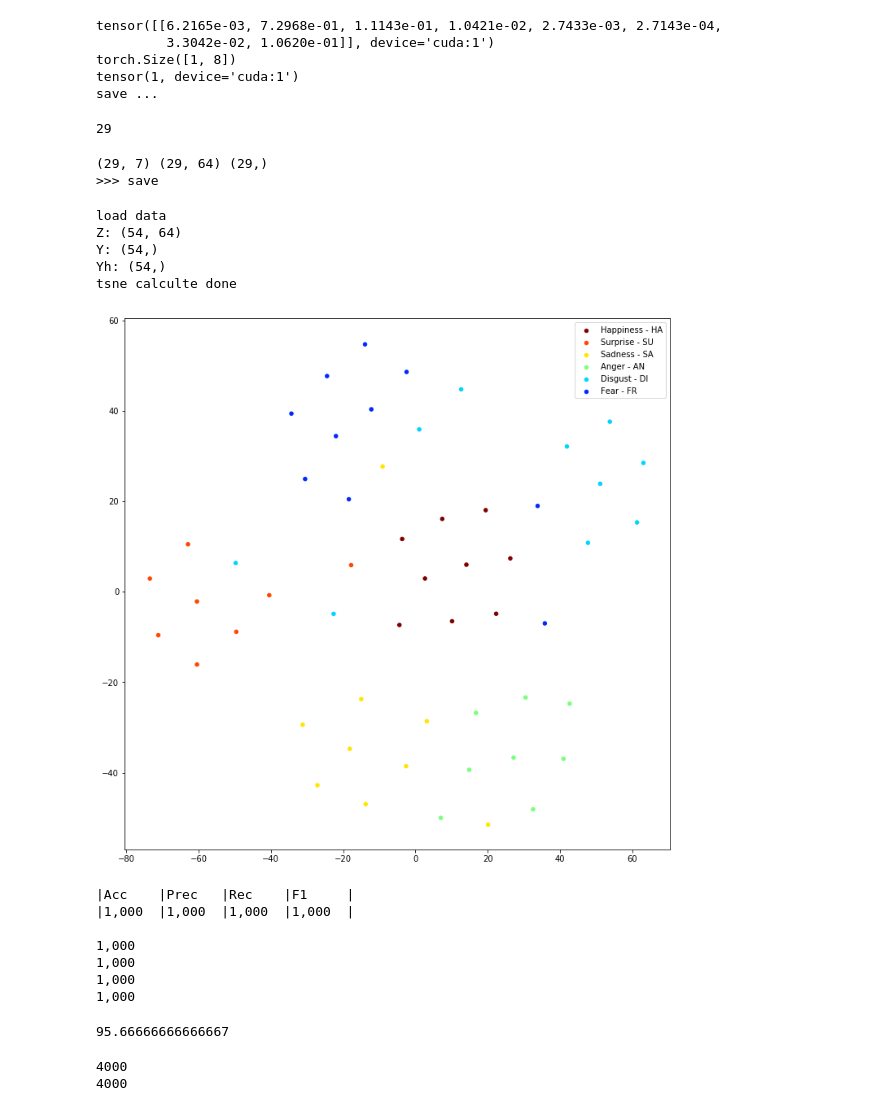
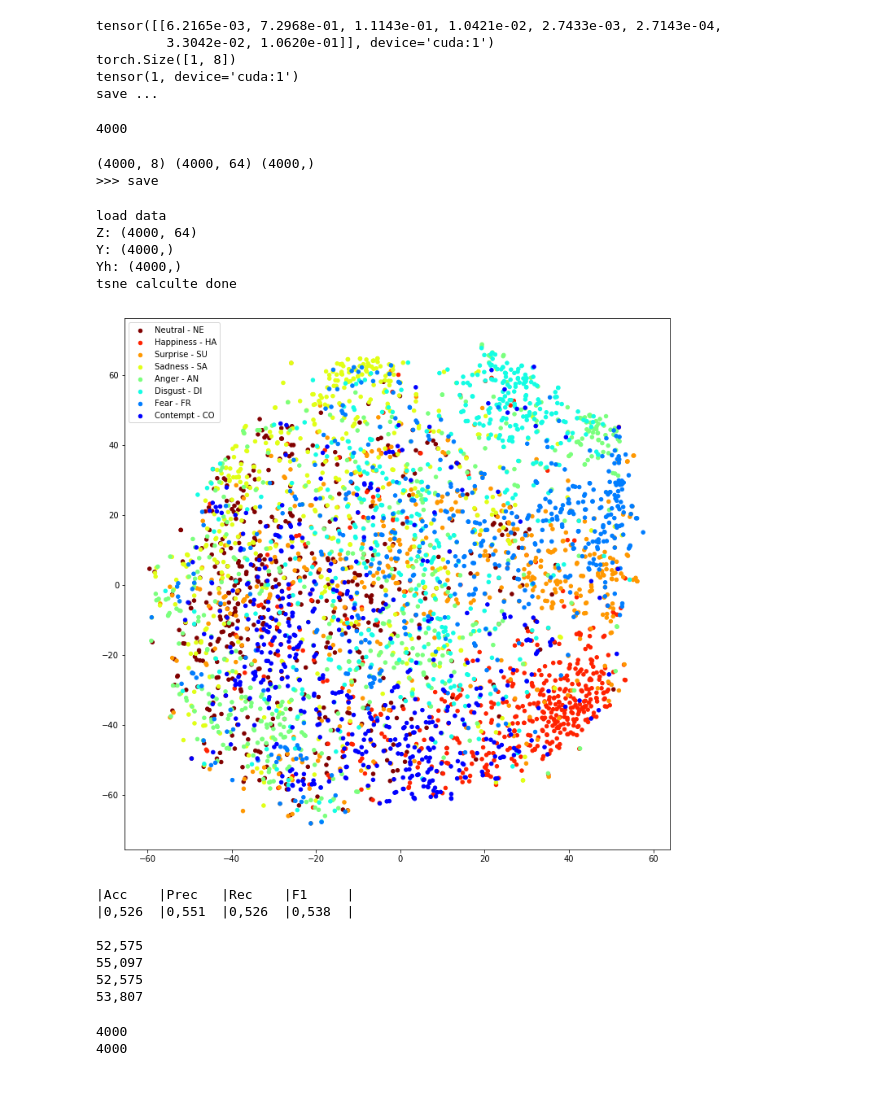
Before and after one commit to pedrodiamel/ferattention, a Jupyter notebook: books/eval_gmm.ipynb, the cells around one changed output. Drawn from its saved outputs; the diff is of its cells as text; code cells hidden in the pictures.

```diff
--- a/books/eval_gmm.ipynb
+++ b/books/eval_gmm.ipynb
@@ -49,6 +47,6 @@ srf.png
 # %%
 project          = '../out'
-name             = 'ferattpaperstn_attgmmstnnet_ferattentionstn_attloss_adam_affectnetdark_dim64_preactresnet18x128_fold0_003'
+name             = 'attgmm_attgmmnet_ferattentiongmm_attloss_adam_affectnetdark_dim64_preactresnet18x32_fold0_000'
 pathnamedataset  = '~/.datasets'
 pathmodel        = os.path.join( project, name, 'models/model_best.pth.tar' ) #model_best, chk000120 ///// 40, 35, ...
 pathproject      = os.path.join( project, name )
@@ -113,7 +109,7 @@ if breal:
                 #mtrans.ToRandomTransform(mtrans.ToGaussianNoise( sigma=0.1 ), prob=1.0 ),
                 #mtrans.RandomCrop( (255,255), limit=50, padding_mode=cv2.BORDER_CONSTANT  ),
                 #mtrans.ToResizeUNetFoV(imsize, cv2.BORDER_REFLECT_101),
-                #mtrans.ToGrayscale(),
+                mtrans.ToGrayscale(),
                 mtrans.ToTensor(),
                 #mtrans.ToMeanNormalization( mean=[0.485, 0.456, 0.406], std=[0.229, 0.224, 0.225] )
                 #mtrans.ToMeanNormalization( mean=[0.5, 0.5, 0.5], std=[0.5, 0.5, 0.5] )
@@ -135,7 +131,7 @@ else:
         ext='jpg',
         count=2000,
         num_channels=3,
-        iluminate=True, angle=45, translation=0.3, warp=0.2, factor=0.2,
+        iluminate=True, angle=30, translation=0.2, warp=0.1, factor=0.2,
         #iluminate=True, angle=45, translation=0.1, warp=0.0, factor=0.0,
         transform_data=get_transforms_aug( imsize ),
         transform_image=get_transforms_det( imsize ),
@@ -162,7 +158,7 @@ idx=0
 k=0
 for i in range( len(dataset) ):
 
-    idx = i + 10
+    idx = i + 0
     sample = dataset[ idx ]
 
 
@@ -546,7 +546,7 @@ save ...
 dataloader = DataLoader(dataset, batch_size=100, shuffle=False, num_workers=20 )
 print( len(dataset) )
 # %% [output]
-29
+4000
 # %%
 Y_labs, Y_lab_hats, Zs = net.representation( dataloader, breal )
 print(Y_lab_hats.shape, Zs.shape, Y_labs.shape)
@@ -556,7 +556,7 @@ torch.save( { 'Yh':Y_lab_hats, 'Z':Zs, 'Y':Y_labs }, reppathname )
 
 print('>>> save')
 # %% [output]
-(29, 7) (29, 64) (29,)
+(4000, 8) (4000, 64) (4000,)
 >>> save
 # %%
 from sklearn.manifold import TSNE
@@ -596,34 +596,34 @@ df.to_csv( tsnpathname , index=False, encoding='utf-8')
 print('tsne calculte done')
 # %% [output]
 load data
-Z: (54, 64)
-Y: (54,)
-Yh: (54,)
+Z: (4000, 64)
+Y: (4000,)
+Yh: (4000,)
 tsne calculte done
 # %%
 cmap = plt.get_cmap('jet_r')
 tsnpathname = os.path.join( pathproject, 'tsn_{}_{}_{}_{}.csv'.format( name, namedataset, subset, 'real' ) )
 tsndata = pd.read_csv( tsnpathname )
 tsnXY = tsndata.as_matrix()
 Zt = tsnXY[:,:-2]
 Y = tsnXY[:,-2]
 
-classes = ['Happiness - HA', 'Surprise - SU', 'Sadness - SA', 'Anger - AN', 'Disgust - DI', 'Fear - FR', 'Contempt - CO']
+classes = ['Neutral - NE', 'Happiness - HA', 'Surprise - SU', 'Sadness - SA', 'Anger - AN', 'Disgust - DI', 'Fear - FR', 'Contempt - CO']
 
 #show
 plt.figure( figsize=(12,12) )
 #plt.scatter(Xt[:,0], Xt[:,1], s=(10,10), marker='o', c=Yo);
 n = len(np.unique(Y))
 for i in range( n ):
     index = Y==i
     color = cmap(float(i)/n)
-    plt.scatter(Zt[index,0], Zt[index,1], s=(20,20), marker='o', color=color, label='{}'.format( classes[i] ) ); #dataloader.dataset.data.classes[i]
+    plt.scatter(Zt[index,0], Zt[index,1], s=(20,20), marker='o', color=color, label='{}'.format( classes[ i ] ) ); #dataloader.dataset.data.classes[i]
 
 plt.legend()
 plt.savefig( os.path.join( pathproject, 'tsn_{}_{}_{}.png'.format( name, namedataset, subset ) ) )
 plt.show()
 # %% [output]
-[figure, old version]
+[figure, new version]
 # %%
 import sklearn.metrics as metrics
 str_real = 'real' if breal else 'no_real'
@@ -655,19 +655,15 @@ print('|Acc\t|Prec\t|Rec\t|F1\t|')
 print( '|{:0.3f}\t|{:0.3f}\t|{:0.3f}\t|{:0.3f}\t|'.format(acc,precision,recall,f1_score).replace('.',',')  )
 
 print()
-print( '{:0.3f}\n{:0.3f}\n{:0.3f}\n{:0.3f}'.format(acc,precision,recall,f1_score).replace('.',',')  )
+print( '{:0.3f}\n{:0.3f}\n{:0.3f}\n{:0.3f}'.format(acc*100,precision*100,recall*100,f1_score*100).replace('.',',')  )
 # %% [output]
 |Acc    |Prec   |Rec    |F1     |
-|1,000  |1,000  |1,000  |1,000  |
+|0,526  |0,551  |0,526  |0,538  |
 
-1,000
-1,000
-1,000
-1,000
+52,575
+55,097
+52,575
+53,807
-# %%
-(100+94+93)/3
-# %% [output]
-95.66666666666667
 # %%
 size_input=64
 data = Dataset(
```
Also changed, not shown: parts of 3 cells of this notebook, 8 other files.
